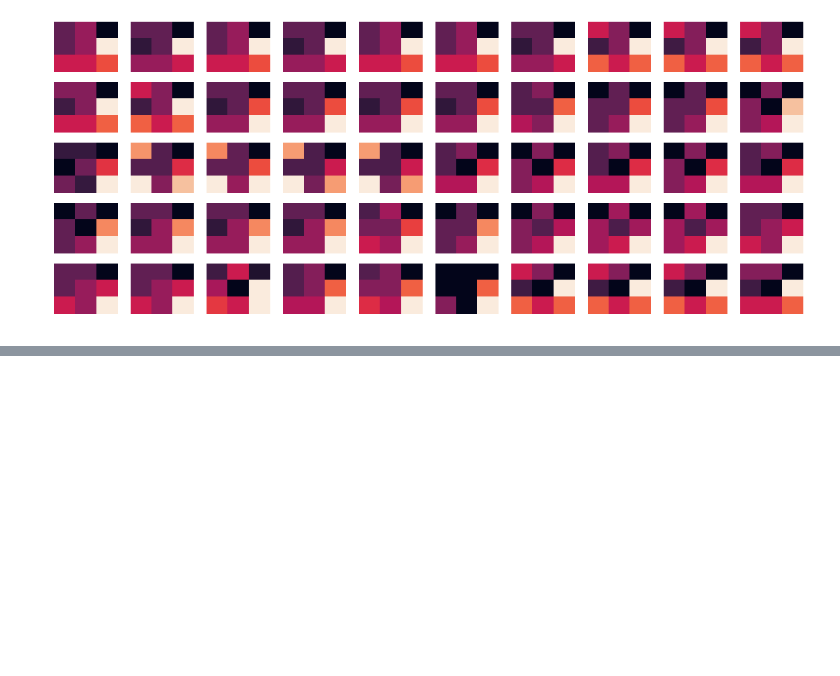
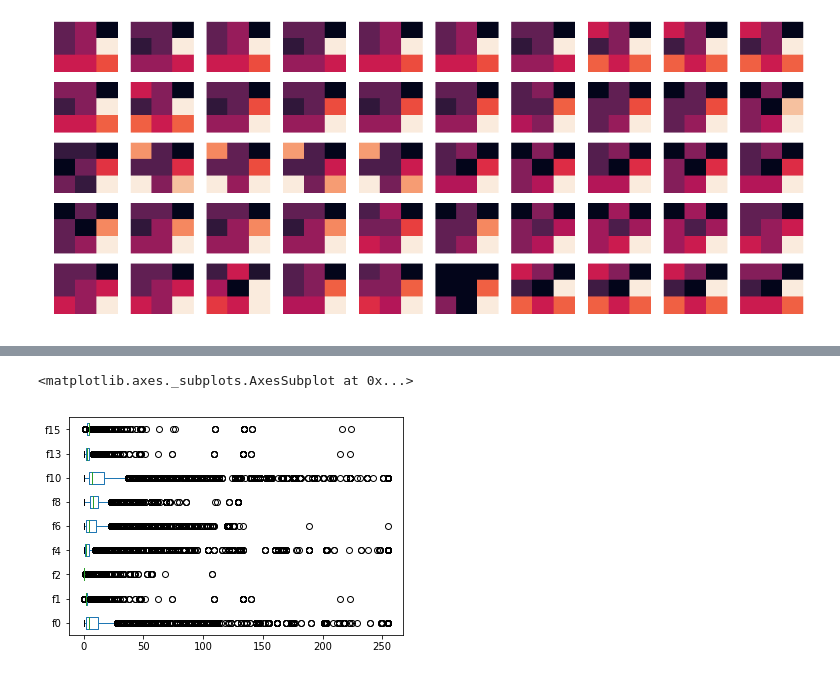
Before and after one commit to vldnechai/mlhw, a Jupyter notebook: mlhw2.ipynb, the cells around one changed output, grey strips where cells are left out. Saved outputs shown, nothing was run; the diff lists cells and outputs as text; code cells hidden in the pictures; blank space fills up the shorter version.

```diff
--- a/mlhw2.ipynb
+++ b/mlhw2.ipynb
@@ -203,0 +250,6 @@ for i in range(len(columns_for_outliers)):
+# %%
+# Lets analize outliers
+data[data["target"] == 1][columns_pixels].plot(kind = "box", vert = False)
+# %% [output]
+<matplotlib.axes._subplots.AxesSubplot at 0x...>
+[figure, added]
```
Also changed, not shown: parts of 37 cells of this notebook.
